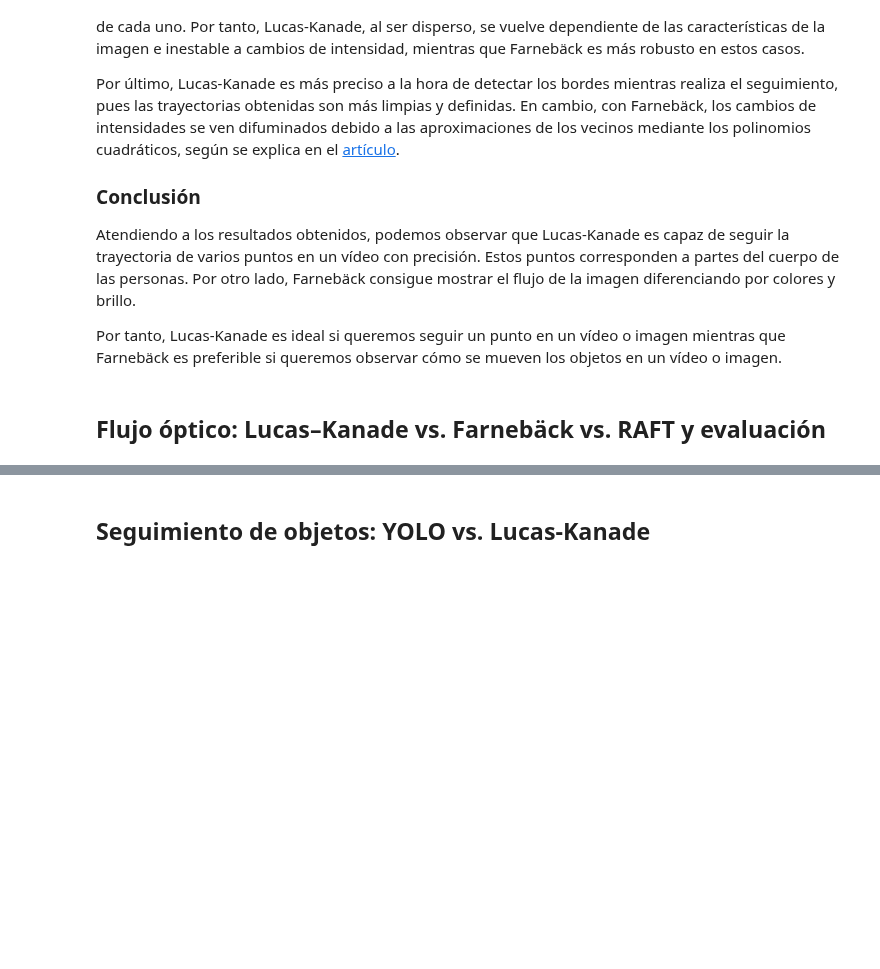
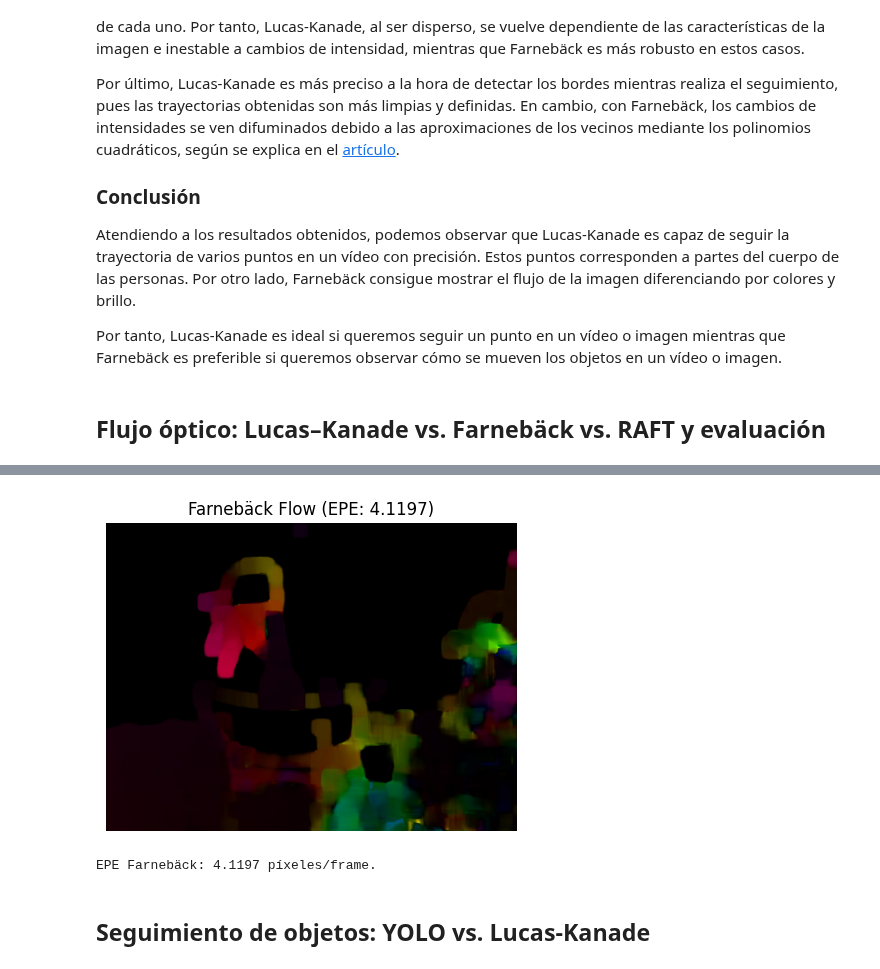
Before and after one commit to lunahernandez/PIAV, a Jupyter notebook: 07/flujo_optico.ipynb, the cells around one changed output, grey strips where cells are left out. Drawn from its saved outputs; the diff is of its cells as text; code cells hidden in the pictures; blank space fills up the shorter version.

```diff
--- a/07/flujo_optico.ipynb
+++ b/07/flujo_optico.ipynb
@@ -1044,3 +1224,31 @@ Por tanto, Lucas-Kanade es ideal si queremos seguir un punto en un vídeo o imag
+# %%
+# Carga de datos
+gt_flow = read_flow(FLOW_GT_PATH)
+img1 = cv2.cvtColor(cv2.imread(str(IMG1_PATH)), cv2.COLOR_BGR2RGB)
+img2 = cv2.cvtColor(cv2.imread(str(IMG2_PATH)), cv2.COLOR_BGR2RGB)
+
+# Calcular Flujo Farnebäck
+flow_pred, img_wiew = farneback_flow(img1, img2)
+
+# Usar máscara para comparar solo los puntos predichos
+flow_gt_masked = gt_flow.copy()
+flow_gt_masked[flow_pred[:, :, 0] == 0] = 0
+flow_gt_masked[flow_pred[:, :, 1] == 0] = 0
+
+# Calcular EPE
+epe = get_epe(flow_pred, flow_gt_masked)
+
+display = cv2.cvtColor(img_wiew, cv2.COLOR_BGR2RGB)
+plt.figure(figsize=(8, 4))
+plt.imshow(display)
+plt.title(f"Farnebäck Flow (EPE: {epe:.4f})")
+plt.axis("off")
+plt.show()
+
+print(f"EPE Farnebäck: {epe:.4f} píxeles/frame.")
+# %% [output]
+[figure, added]
+EPE Farnebäck: 4.1197 píxeles/frame.
 # %% [markdown]
 ## **Seguimiento de objetos: YOLO vs. Lucas-Kanade**
 # %% [markdown]
```
Also changed, not shown: parts of 29 cells of this notebook.
